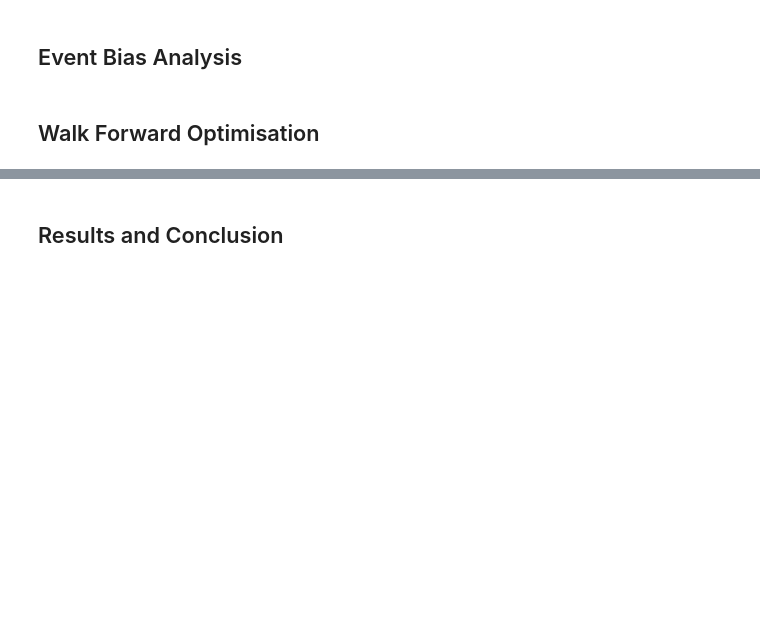
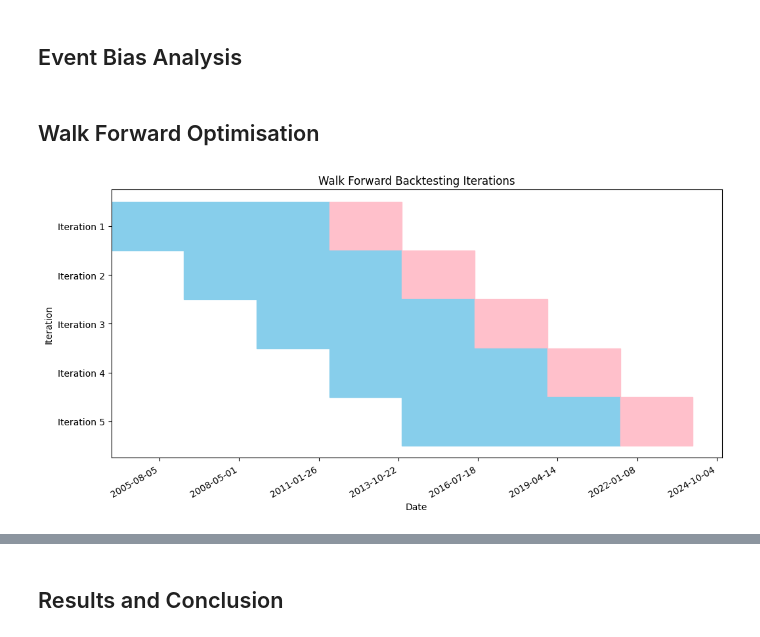
Before and after one commit to NUSFintechQuant/AY2324S1-Backtesting-SOP, a Jupyter notebook: Backtesting SOP.ipynb, the cells around one changed output, grey strips where cells are left out. Drawn from its saved outputs; the diff is of its cells as text; code cells hidden in the pictures; blank space fills up the shorter version.

```diff
--- a/Backtesting SOP.ipynb
+++ b/Backtesting SOP.ipynb
@@ -3,4 +7,23 @@
 # %% [markdown]
 ## Data Query
+# %%
+data = {
+    'Date': ['2023-09-01', '2023-09-02', '2023-09-03', '2023-09-04', '2023-09-05'],
+    'Open': [150.0, 151.2, 153.5, 152.8, 152.0],
+    'High': [152.3, 153.8, 155.0, 154.2, 153.5],
+    'Low': [149.5, 150.7, 152.0, 151.5, 151.2],
+    'Close': [151.5, 153.0, 154.5, 153.2, 152.8],
+    'Volume': [100000, 120000, 95000, 110000, 105000]
+}
+msft = yf.Ticker("MSFT")
+msft_history = msft.history(period="240mo")
+data = msft_history
+
+# 1a) Create a DataFrame
+df = pd.DataFrame(data)
+
+# 1b) Convert the 'Date' column to datetime format
+# df['Date'] = pd.to_datetime(df['Date'])
+# df = df.set_index("Date")
 # %% [markdown]
 ## Strategy Creation
@@ -8,0 +70,8 @@
+# %%
+strategy_params = {
+    "n1": 10,
+    "n2": 10,
+}
+
+bt = Backtest(df, strategy=SmaCross, cash=100_000)
+res = bt.run()
@@ -8,0 +80,8 @@
+# %%
+strategy_params_limit = {
+    "n1": [5, 200],
+    "n2": [5, 200],
+}
+
+result = bt.optimize(strategy_params_limit=strategy_params_limit)
+result, result._strategy
@@ -10,3 +107,7 @@
 ## Event Bias Analysis
 # %% [markdown]
 ## Walk Forward Optimisation
+# %%
+bt.runWF(iter=5, strategy_params_limit=strategy_params_limit)
+# %% [output]
+[figure, added]
```
Also changed, not shown: parts of 6 cells of this notebook, 3 other files.
